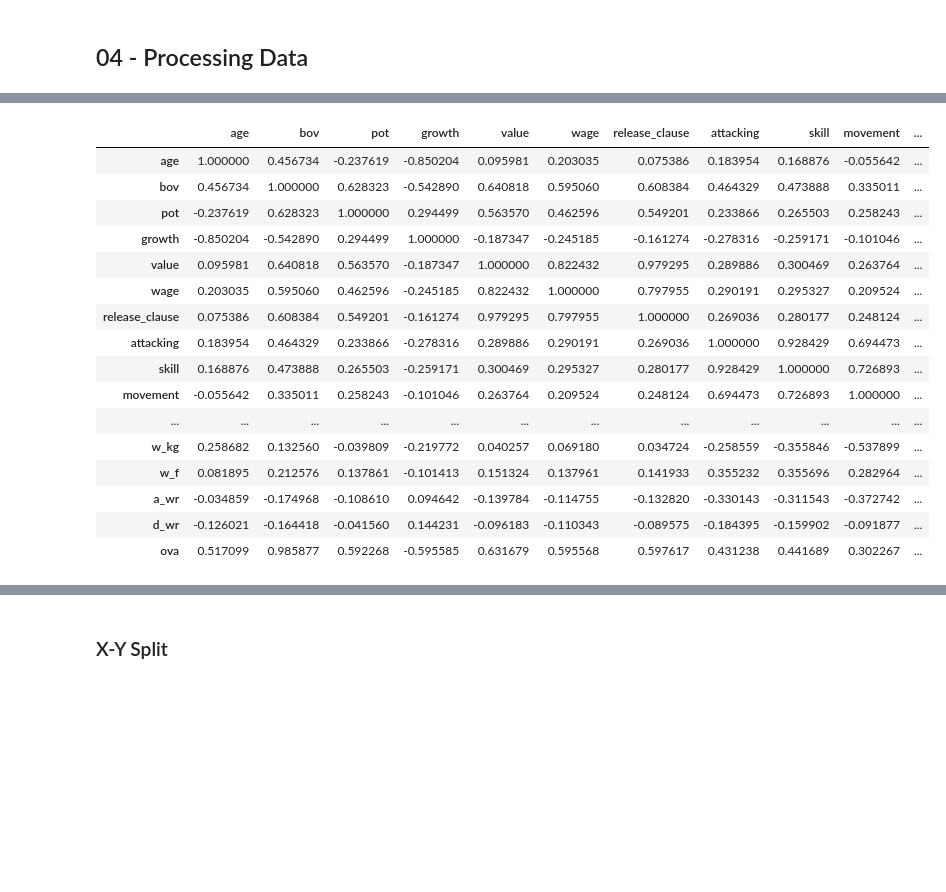
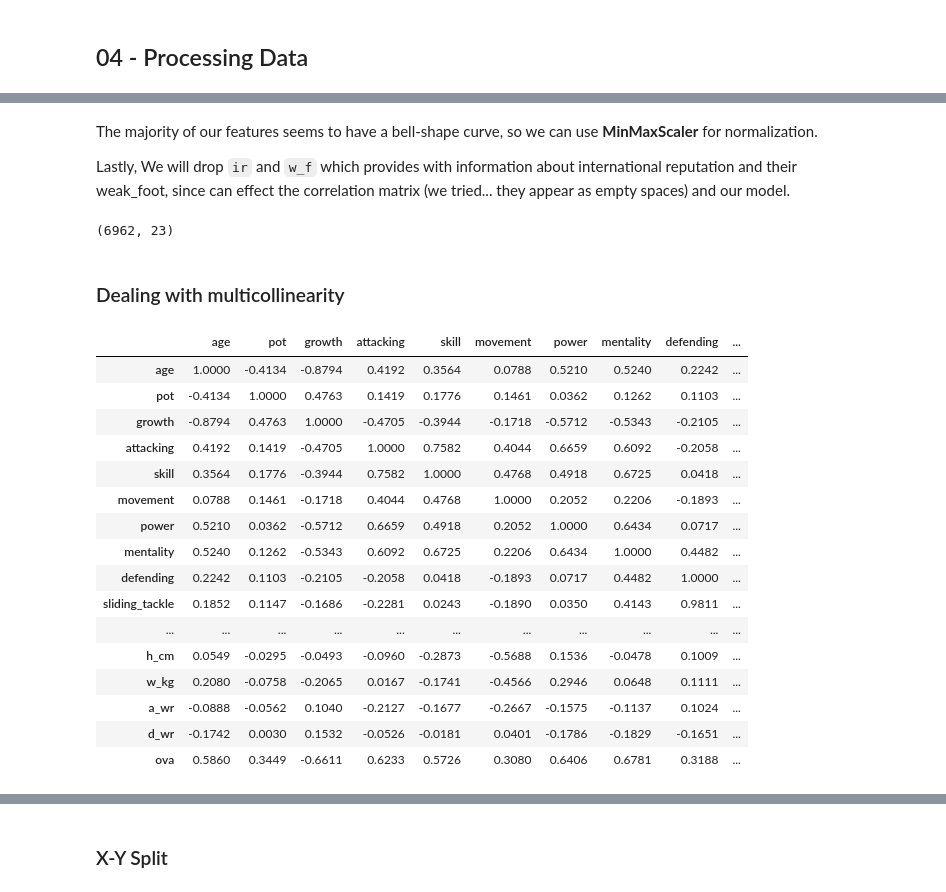
Before and after one commit to isi-mube/Iron-Labs, a Jupyter notebook: project-mbappe/project-mbappé.ipynb, the cells around one changed output, grey strips where cells are left out. Cells and saved outputs as stored; diff of their text form; code cells hidden in the pictures; blank space fills up the shorter version.

```diff
--- a/project-mbappe/project-mbappé.ipynb
+++ b/project-mbappe/project-mbappé.ipynb
@@ -296 +189,3 @@ X_N.head(10)
+# %%
+X_N = X_N.drop(columns=['id', 'bov', 'base_stats', 'total_stats'])
 # %%
@@ -304,8 +197,10 @@ e.g> 'attacking' = 'crossing' + 'finishing' + 'heading_accuracy' + 'short_passin
 # %%
 # We simply move our target overall_scores to the right, for readibility and remove ID
-X_N = X_N[['age', 'bov', 'pot', 'growth', 'value', 'wage', 'release_clause',
-           'attacking', 'skill', 'movement', 'power', 'mentality', 'defending',
-           'goalkeeping','total_stats', 'base_stats', 'sm', 'ir','hits', 'h_cm',
-           'w_kg', 'w_f', 'a_wr', 'd_wr', 'ova']]
+X_N = X_N[['age', 'pot', 'growth', 'attacking', 'crossing', 'finishing', 'heading_accuracy', 'short_passing', 'volleys', 'skill',
+            'dribbling', 'curve', 'fk_accuracy', 'long_passing', 'ball_control', 'movement', 'acceleration', 'sprint_speed', 'agility',
+            'reactions', 'balance', 'power', 'shot_power', 'jumping', 'stamina', 'strength', 'long_shots', 'mentality', 'aggression',
+            'interceptions', 'positioning', 'vision', 'penalties', 'composure', 'defending', 'marking', 'standing_tackle', 'sliding_tackle',
+            'goalkeeping', 'gk_diving', 'gk_handling', 'gk_kicking', 'gk_positioning', 'gk_reflexes', 'sm', 'ir', 'pac', 'sho', 'pas',
+            'dri', 'def', 'phy', 'hits', 'h_cm', 'w_kg', 'w_f', 'a_wr', 'd_wr', 'ova']]
 X_N.shape
 # %% [output]
@@ -312,0 +218,5 @@ X_N.shape
+# %%
+# We simply move our target overall_scores to the right, for readibility and remove ID
+X_N = X_N[['age', 'pot', 'growth', 'attacking', 'skill', 'movement', 'power', 'mentality', 'defending', 'sliding_tackle',
+            'sm', 'ir', 'pac', 'sho', 'pas', 'dri', 'def', 'phy', 'hits', 'h_cm', 'w_kg', 'w_f', 'a_wr', 'd_wr', 'ova']]
+X_N.shape
@@ -419,0 +323,10 @@ plt.show()
+# %%
+for column in X_N:
+    Q1 = X_N[column].quantile(0.25)
+    Q3 = X_N[column].quantile(0.75)
+    IQR = Q3 - Q1
+
+    lower_bound = Q1 - 1.5 * IQR
+    upper_bound = Q3 + 1.5 * IQR
+
+    X_N = X_N[(X_N[column] >= lower_bound) & (X_N[column] <= upper_bound)]
@@ -422,22 +365,33 @@ plt.show()
+# %% [markdown]
+The majority of our features seems to have a bell-shape curve, so we can use **MinMaxScaler** for normalization.
+
+Lastly, We will drop `ir` and `w_f` which provides with information about international reputation and their weak_foot, since can effect the correlation matrix (we tried... they appear as empty spaces) and our model.
+# %%
+X_N = X_N.drop(columns=['ir', 'w_f'])
+X_N.shape
+# %% [output]
+(6962, 23)
+# %% [markdown]
+### Dealing with multicollinearity
 # %%
-# Correlation Matrix
-X_N_corr = X_N.corr()
-X_N_corr
+# Show Matrix
+X_corr = round(X_N.corr(), 4)
+X_corr
 # %% [output]
-|  | age | bov | pot | growth | value | wage | release_clause | attacking | skill | movement | ... |
-| age | 1.000000 | 0.456734 | -0.237619 | -0.850204 | 0.095981 | 0.203035 | 0.075386 | 0.183954 | 0.168876 | -0.055642 | ... |
-| bov | 0.456734 | 1.000000 | 0.628323 | -0.542890 | 0.640818 | 0.595060 | 0.608384 | 0.464329 | 0.473888 | 0.335011 | ... |
-| pot | -0.237619 | 0.628323 | 1.000000 | 0.294499 | 0.563570 | 0.462596 | 0.549201 | 0.233866 | 0.265503 | 0.258243 | ... |
-| growth | -0.850204 | -0.542890 | 0.294499 | 1.000000 | -0.187347 | -0.245185 | -0.161274 | -0.278316 | -0.259171 | -0.101046 | ... |
-| value | 0.095981 | 0.640818 | 0.563570 | -0.187347 | 1.000000 | 0.822432 | 0.979295 | 0.289886 | 0.300469 | 0.263764 | ... |
-| wage | 0.203035 | 0.595060 | 0.462596 | -0.245185 | 0.822432 | 1.000000 | 0.797955 | 0.290191 | 0.295327 | 0.209524 | ... |
-| release_clause | 0.075386 | 0.608384 | 0.549201 | -0.161274 | 0.979295 | 0.797955 | 1.000000 | 0.269036 | 0.280177 | 0.248124 | ... |
-| attacking | 0.183954 | 0.464329 | 0.233866 | -0.278316 | 0.289886 | 0.290191 | 0.269036 | 1.000000 | 0.928429 | 0.694473 | ... |
-| skill | 0.168876 | 0.473888 | 0.265503 | -0.259171 | 0.300469 | 0.295327 | 0.280177 | 0.928429 | 1.000000 | 0.726893 | ... |
-| movement | -0.055642 | 0.335011 | 0.258243 | -0.101046 | 0.263764 | 0.209524 | 0.248124 | 0.694473 | 0.726893 | 1.000000 | ... |
-| ... | ... | ... | ... | ... | ... | ... | ... | ... | ... | ... | ... |
-| w_kg | 0.258682 | 0.132560 | -0.039809 | -0.219772 | 0.040257 | 0.069180 | 0.034724 | -0.258559 | -0.355846 | -0.537899 | ... |
-| w_f | 0.081895 | 0.212576 | 0.137861 | -0.101413 | 0.151324 | 0.137961 | 0.141933 | 0.355232 | 0.355696 | 0.282964 | ... |
-| a_wr | -0.034859 | -0.174968 | -0.108610 | 0.094642 | -0.139784 | -0.114755 | -0.132820 | -0.330143 | -0.311543 | -0.372742 | ... |
-| d_wr | -0.126021 | -0.164418 | -0.041560 | 0.144231 | -0.096183 | -0.110343 | -0.089575 | -0.184395 | -0.159902 | -0.091877 | ... |
-| ova | 0.517099 | 0.985877 | 0.592268 | -0.595585 | 0.631679 | 0.595568 | 0.597617 | 0.431238 | 0.441689 | 0.302267 | ... |
+|  | age | pot | growth | attacking | skill | movement | power | mentality | defending | ... |
+| age | 1.0000 | -0.4134 | -0.8794 | 0.4192 | 0.3564 | 0.0788 | 0.5210 | 0.5240 | 0.2242 | ... |
+| pot | -0.4134 | 1.0000 | 0.4763 | 0.1419 | 0.1776 | 0.1461 | 0.0362 | 0.1262 | 0.1103 | ... |
+| growth | -0.8794 | 0.4763 | 1.0000 | -0.4705 | -0.3944 | -0.1718 | -0.5712 | -0.5343 | -0.2105 | ... |
+| attacking | 0.4192 | 0.1419 | -0.4705 | 1.0000 | 0.7582 | 0.4044 | 0.6659 | 0.6092 | -0.2058 | ... |
+| skill | 0.3564 | 0.1776 | -0.3944 | 0.7582 | 1.0000 | 0.4768 | 0.4918 | 0.6725 | 0.0418 | ... |
+| movement | 0.0788 | 0.1461 | -0.1718 | 0.4044 | 0.4768 | 1.0000 | 0.2052 | 0.2206 | -0.1893 | ... |
+| power | 0.5210 | 0.0362 | -0.5712 | 0.6659 | 0.4918 | 0.2052 | 1.0000 | 0.6434 | 0.0717 | ... |
+| mentality | 0.5240 | 0.1262 | -0.5343 | 0.6092 | 0.6725 | 0.2206 | 0.6434 | 1.0000 | 0.4482 | ... |
+| defending | 0.2242 | 0.1103 | -0.2105 | -0.2058 | 0.0418 | -0.1893 | 0.0717 | 0.4482 | 1.0000 | ... |
+| sliding_tackle | 0.1852 | 0.1147 | -0.1686 | -0.2281 | 0.0243 | -0.1890 | 0.0350 | 0.4143 | 0.9811 | ... |
+| ... | ... | ... | ... | ... | ... | ... | ... | ... | ... | ... |
+| h_cm | 0.0549 | -0.0295 | -0.0493 | -0.0960 | -0.2873 | -0.5688 | 0.1536 | -0.0478 | 0.1009 | ... |
+| w_kg | 0.2080 | -0.0758 | -0.2065 | 0.0167 | -0.1741 | -0.4566 | 0.2946 | 0.0648 | 0.1111 | ... |
+| a_wr | -0.0888 | -0.0562 | 0.1040 | -0.2127 | -0.1677 | -0.2667 | -0.1575 | -0.1137 | 0.1024 | ... |
+| d_wr | -0.1742 | 0.0030 | 0.1532 | -0.0526 | -0.0181 | 0.0401 | -0.1786 | -0.1829 | -0.1651 | ... |
+| ova | 0.5860 | 0.3449 | -0.6611 | 0.6233 | 0.5726 | 0.3080 | 0.6406 | 0.6781 | 0.3188 | ... |
```
Also changed, not shown: parts of 80 cells of this notebook.
